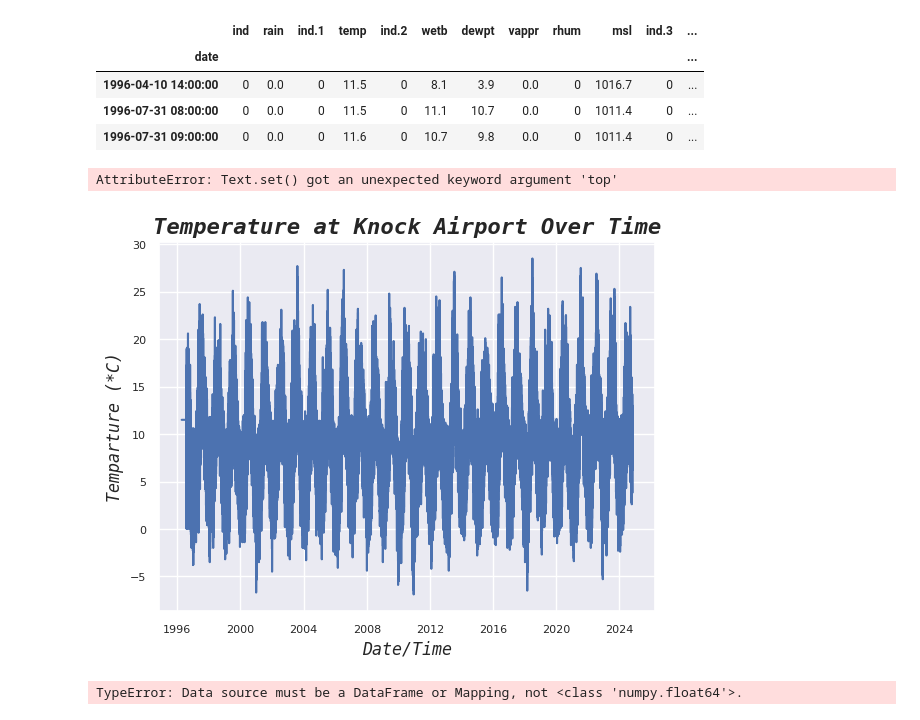
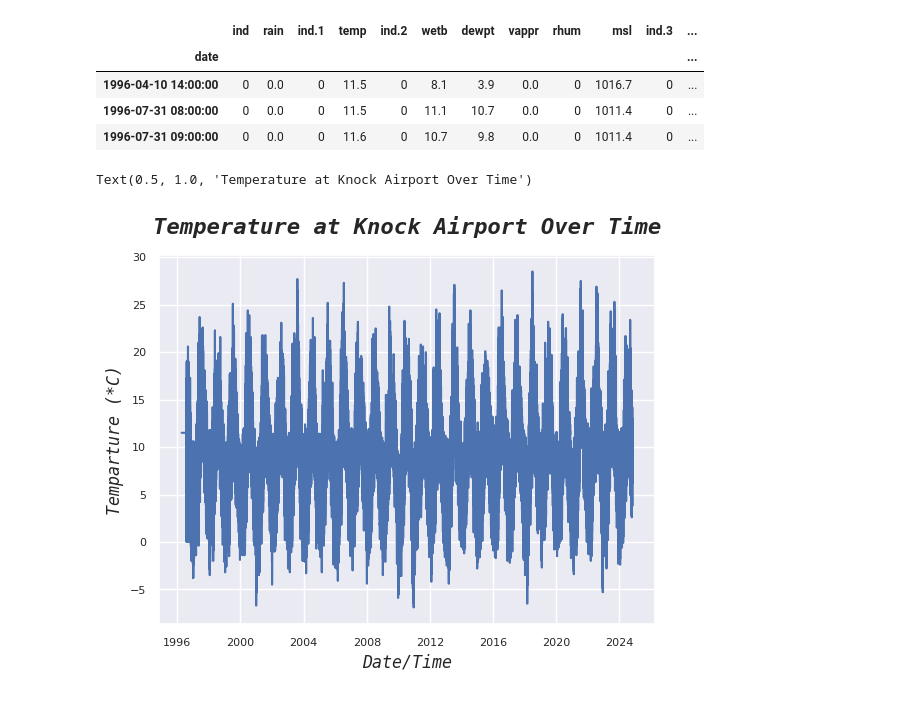
Before and after one commit to NeilTynan/4369, a Jupyter notebook: assignments/assignment 6/assignment_6_Weather.ipynb, the cells around one changed output. Saved outputs shown, nothing was run; the diff lists cells and outputs as text; code cells hidden in the pictures.

Commit message:
Fixed title padding for assignment 6

```diff
--- a/assignments/assignment 6/assignment_6_Weather.ipynb
+++ b/assignments/assignment 6/assignment_6_Weather.ipynb
@@ -38,29 +38,15 @@ df.head(3)
 # %%
 # The temperature
 sns.set_theme(style="darkgrid")
 ax= sns.lineplot(data=df, x="date", y="temp")
 ax.tick_params(axis='x', labelsize=8)
 ax.tick_params(axis='y', labelsize=8)
 ax.set_xlabel('Date/Time', fontsize=12, style='italic', family='monospace')
 ax.set_ylabel('Temparture (*C)', fontsize=12, style='italic', family='monospace')
-ax.set_title('Temperature at Knock Airport Over Time', fontsize=16, fontweight='bold', style='italic', family='monospace', top=0.85)
+ax.set_title('Temperature at Knock Airport Over Time', fontsize=16, fontweight='bold', style='italic', family='monospace', pad =15)
 # %% [output]
-AttributeError: Text.set() got an unexpected keyword argument 'top'
+Text(0.5, 1.0, 'Temperature at Knock Airport Over Time')
-[figure, old version]
+[figure, new version]
-# %%
-# The mean temperature for each month
-
-dateFrom = "1996-04-10 14:00:00"
-dateTo = "2024-11-01 00:00:00"
-df2=df.loc[dateFrom:dateTo]['temp'].mean()
-
-sns.set_theme(style="whitegrid")
-ax= sns.lineplot(data=df2, x="date", y="temp")
-ax.set_xlabel('Date/Time', fontsize=12, style='italic', family='monospace')
-ax.set_ylabel('Temparture (*C)', fontsize=12, style='italic', family='monospace')
-ax.set_title('Temperature at Knock Airport Over Time', fontsize=14, fontweight='bold', style='italic', family='monospace')
-# %% [output]
-TypeError: Data source must be a DataFrame or Mapping, not <class 'numpy.float64'>.
 # %%
 # The Windspeed
 # The rolling windspeed
```
